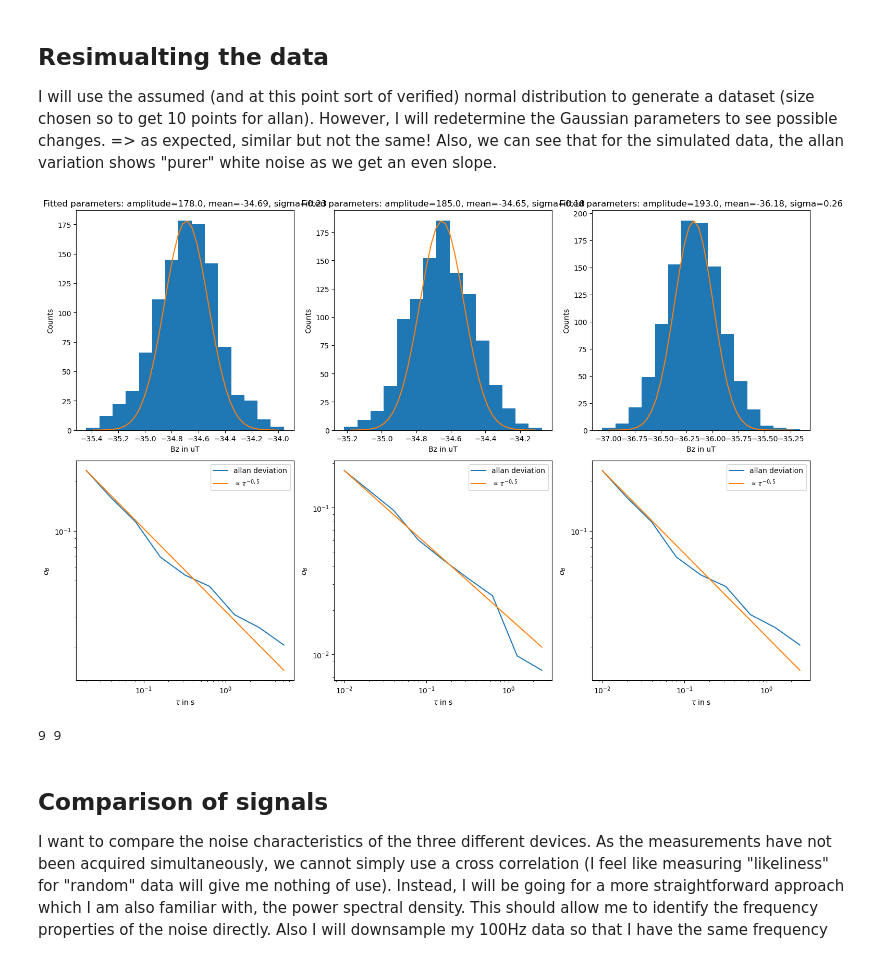
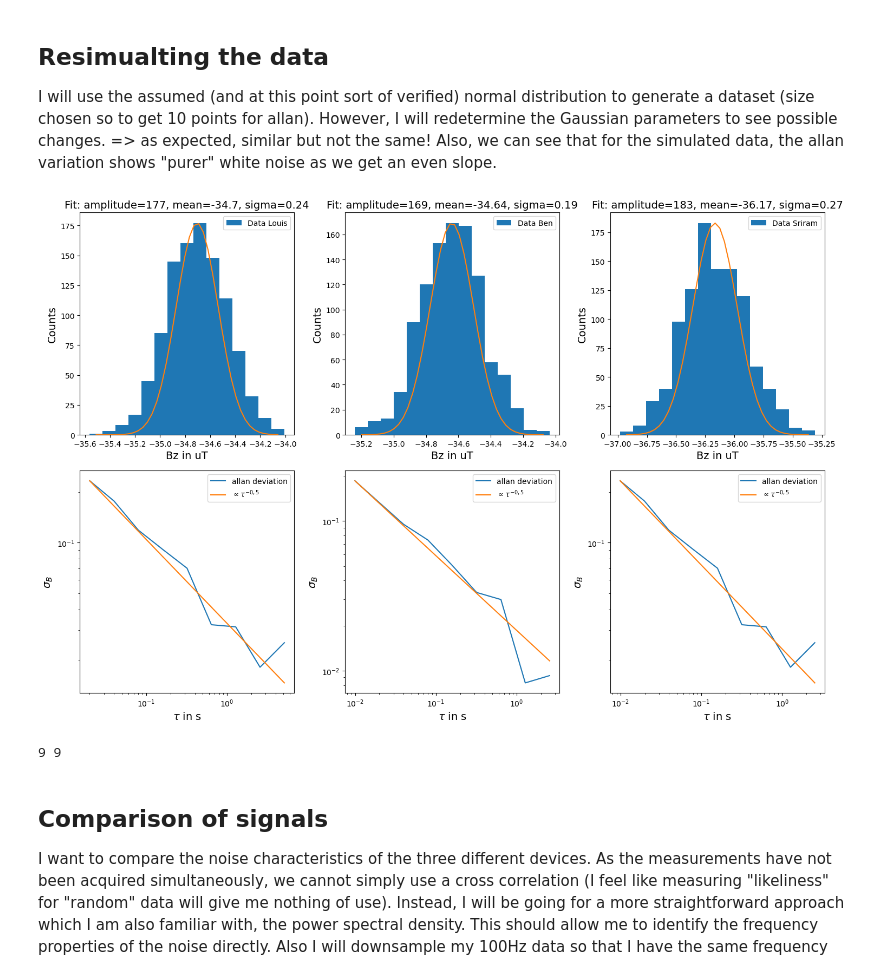
Before and after one commit to edello/QuantumHardwareLab, a Jupyter notebook: B0field/Analysis/B0_test.ipynb, the cells around one changed output. Cells and saved outputs as stored; diff of their text form; code cells hidden in the pictures.

```diff
--- a/B0field/Analysis/B0_test.ipynb
+++ b/B0field/Analysis/B0_test.ipynb
@@ -83,3 +72,11 @@ array([0.02000422, 0.04000843, 0.08001686, 0.16003373, 0.32006746,
+# %%
+plt.rc('font', size=12)          # Default text size
+plt.rc('axes', titlesize=14)     # Axes titles
+plt.rc('axes', labelsize=14)     # X and Y labels
+plt.rc('xtick', labelsize=10)    # X tick labels
+plt.rc('ytick', labelsize=10)    # Y tick labels
+plt.rc('legend', fontsize=10)    # Legend
+plt.rc('figure', titlesize=16)   # Figure title
 # %%
 fig, ((ax1,ax2,ax3),(ax4,ax5,ax6)) = plt.subplots(2, 3, figsize=(15, 10))
 
@@ -151,12 +152,13 @@ Also, we can see that for the simulated data, the allan variation shows "purer"
 fig, ((ax1,ax2,ax3),(ax4,ax5,ax6)) = plt.subplots(2, 3, figsize=(15, 10))
 
 test_l = np.random.normal(np.mean(louis[:,3]), np.std(louis[:,3]),2**10)
-counts_l, bin_edges, patches = ax1.hist(test_l,bins=15)
+counts_l, bin_edges, patches = ax1.hist(test_l,bins=15,label='Data Louis')
 bins_l = (bin_edges[:-1] + bin_edges[1:]) / 2
 range_l = np.linspace(bins_l[0],bins_l[14],40)
 ax1.plot(range_l,gaussian(range_l,max(counts_l), np.mean(test_l), np.std(test_l)))
-ax1.set_title(f"Fitted parameters: amplitude={max(counts_l)}, mean={round(np.mean(test_l),2)}, sigma={round(np.std(test_l),2)}")
+ax1.set_title(f"Fit: amplitude={round(max(counts_l))}, mean={round(np.mean(test_l),2)}, sigma={round(np.std(test_l),2)}")
 ax1.set_ylabel('Counts')
+ax1.legend()
 ax1.set_xlabel('Bz in uT')
 
 allan_tl, tau_tl = allan(test_l,louis[:,0],1)
@@ -169,47 +171,49 @@ ax4.set_xlabel(r'$\tau$ in s')
 ax4.set_ylabel(r'$\sigma_B$')
 
 test_b = np.random.normal(np.mean(ben[:,3]), np.std(ben[:,3]),2**10)
-counts_b, bin_edges, patches = ax2.hist(test_b,bins=15)
+counts_b, bin_edges, patches = ax2.hist(test_b,bins=15,label='Data Ben')
 bins_b = (bin_edges[:-1] + bin_edges[1:]) / 2
 range_b = np.linspace(bins_b[0],bins_b[14],40)
 ax2.plot(range_b,gaussian(range_b,max(counts_b), np.mean(test_b), np.std(test_b)))
-ax2.set_title(f"Fitted parameters: amplitude={max(counts_b)}, mean={round(np.mean(test_b),2)}, sigma={round(np.std(test_b),2)}")
+ax2.set_title(f"Fit: amplitude={round(max(counts_b))}, mean={round(np.mean(test_b),2)}, sigma={round(np.std(test_b),2)}")
 ax2.set_ylabel('Counts')
 ax2.set_xlabel('Bz in uT')
+ax2.legend()
 
 allan_tb, tau_tb = allan(test_b,ben[:,0],1)
 ax5.plot(tau_tb,allan_tb,label=('allan deviation'))
 ax5.plot(tau_tb,tau_tb**(-0.5)/tau_tb[0]**(-0.5)*allan_tb[0],label=r'$\propto \tau^{-0,5}$')
 ax5.legend()
 ax5.set_yscale('log')
 ax5.set_xscale('log')
 ax5.set_xlabel(r'$\tau$ in s')
 ax5.set_ylabel(r'$\sigma_B$')
 
 test_s = np.random.normal(np.mean(sri[:,3]), np.std(sri[:,3]),2**10)
-counts_s, bin_edges, patches = ax3.hist(test_s,bins=15)
+counts_s, bin_edges, patches = ax3.hist(test_s,bins=15,label='Data Sriram')
 bins_s = (bin_edges[:-1] + bin_edges[1:]) / 2
 range_s = np.linspace(bins_s[0],bins_s[14],40)
 ax3.plot(range_s,gaussian(range_s,max(counts_s), np.mean(test_s), np.std(test_s)))
-ax3.set_title(f"Fitted parameters: amplitude={max(counts_s)}, mean={round(np.mean(test_s),2)}, sigma={round(np.std(test_s),2)}")
+ax3.set_title(f"Fit: amplitude={round(max(counts_s))}, mean={round(np.mean(test_s),2)}, sigma={round(np.std(test_s),2)}")
 ax3.set_ylabel('Counts')
 ax3.set_xlabel('Bz in uT')
+ax3.legend()
 
 allan_ts, tau_ts = allan(test_l,sri[:,0],1)
 ax6.plot(tau_ts,allan_ts,label=('allan deviation'))
 ax6.plot(tau_ts,tau_ts**(-0.5)/tau_ts[0]**(-0.5)*allan_ts[0],label=r'$\propto \tau^{-0,5}$')
 ax6.legend()
 ax6.set_yscale('log')
 ax6.set_xscale('log')
 ax6.set_xlabel(r'$\tau$ in s')
 ax6.set_ylabel(r'$\sigma_B$')
 
 plt.tight_layout()  # Adjusts spacing
 plt.show()
 
 print(len(allan_tl),len(allan_tb))
 # %% [output]
-[figure, old version]
+[figure, new version]
 9 9
 # %% [markdown]
 ## Comparison of signals
```
Also changed, not shown: parts of 4 cells of this notebook, 4 other files.
